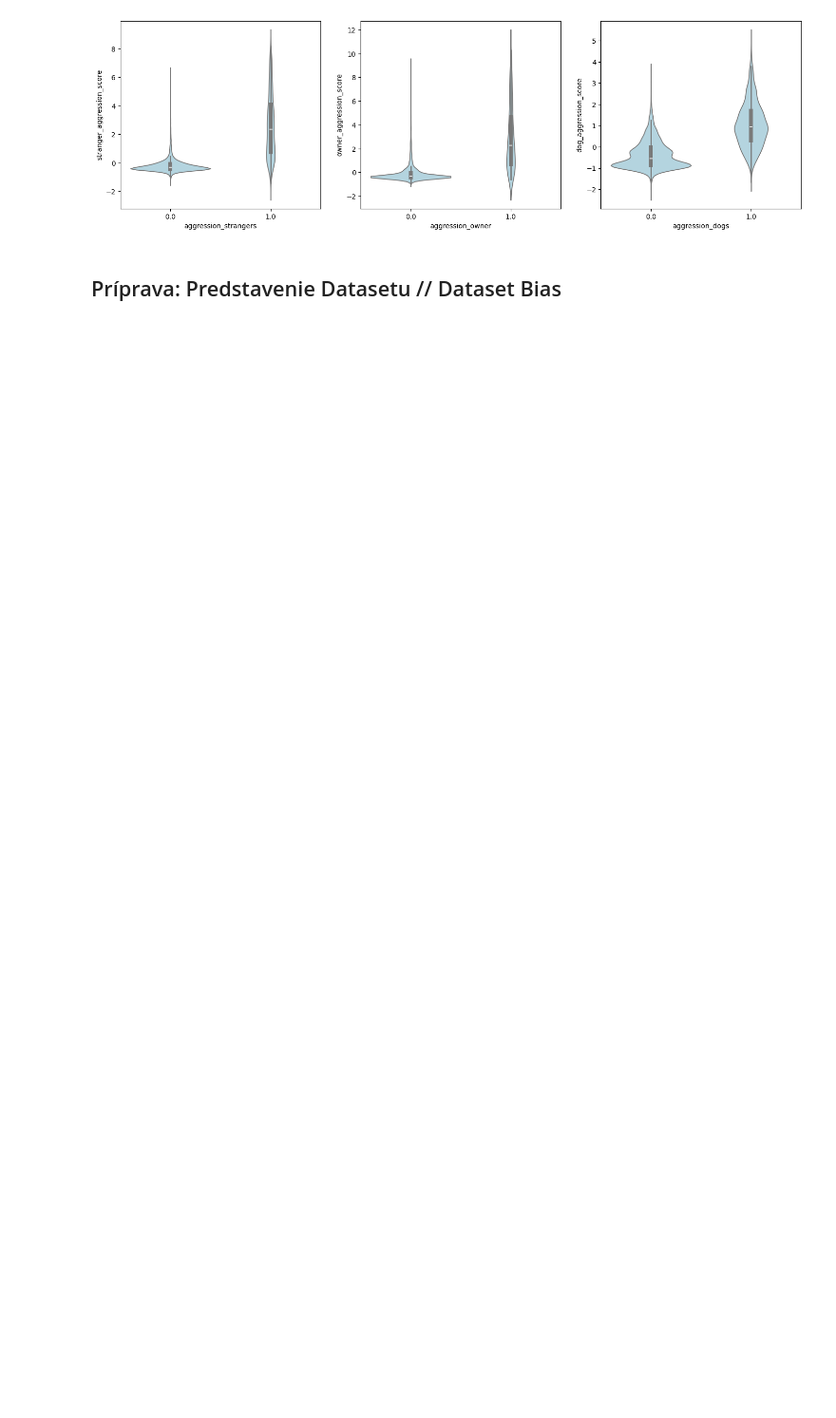
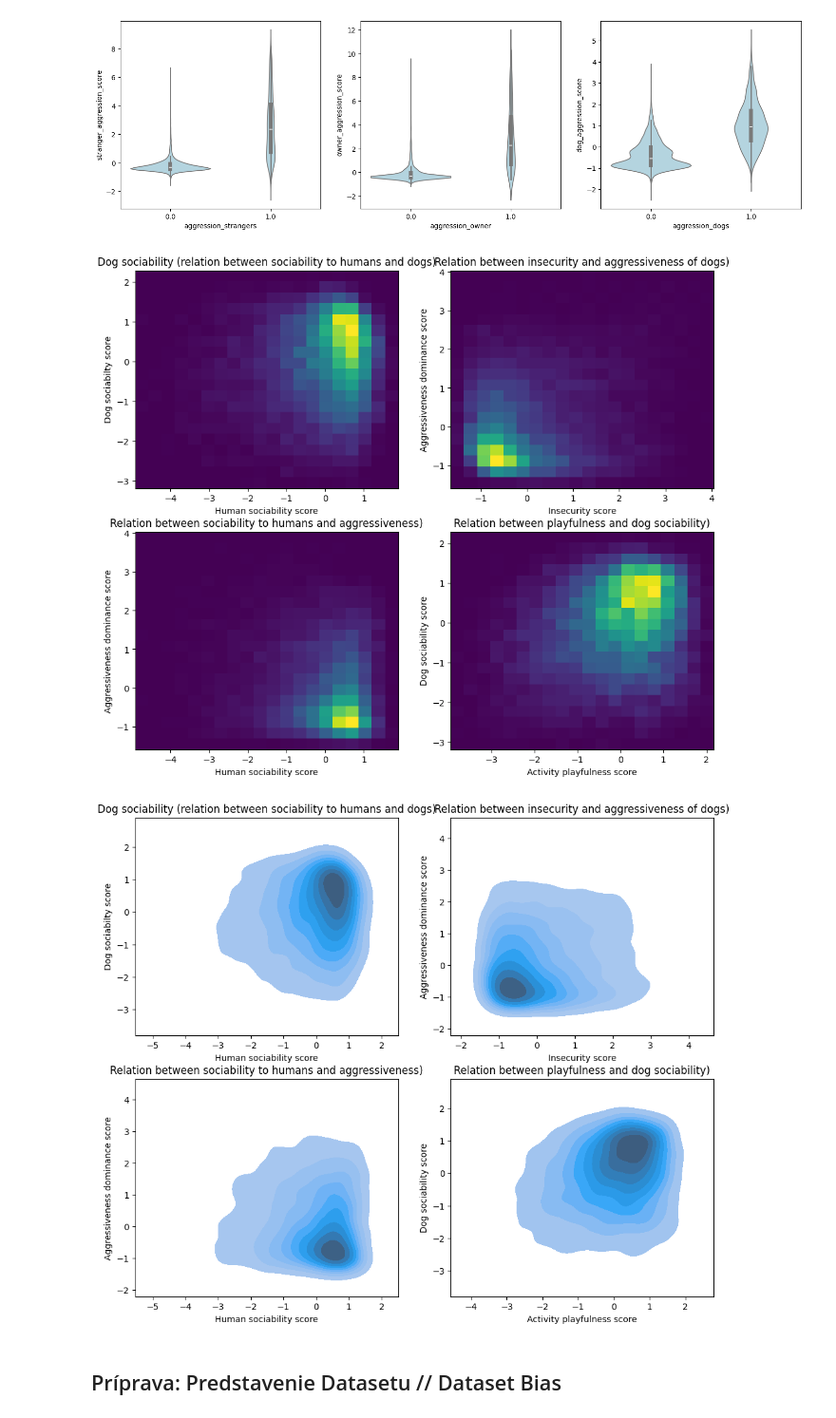
Before and after one commit to Retr-1/AnalyzaPsy, a Jupyter notebook: version.0.1.ipynb, the cells around one changed output. Shown at 95% size. Cells and saved outputs as stored; diff of their text form; code cells hidden in the pictures; blank space fills up the shorter version.

```diff
--- a/version.0.1.ipynb
+++ b/version.0.1.ipynb
@@ -180,6 +180,56 @@ sns.violinplot(data = main_data, x = "aggression_dogs", y = "dog_aggression_scor
 [figure]
 [figure]
 [figure]
+# %%
+figure, axes = plt.subplots(2, 2, figsize = (12, 10))
+
+axes[0][0].hist2d(main_data["human_sociability_score"].dropna(), main_data["dog_sociability_score"].dropna(), bins = 20)
+axes[0][0].set_title("Dog sociability (relation between sociability to humans and dogs)")
+axes[0][0].set_xlabel("Human sociability score")
+axes[0][0].set_ylabel("Dog sociabilty score")
+
+axes[0][1].hist2d(main_data["insecurity_score"].dropna(), main_data["aggressiveness_dominance_score"].dropna(), bins = 20)
+axes[0][1].set_title("Relation between insecurity and aggressiveness of dogs)")
+axes[0][1].set_xlabel("Insecurity score")
+axes[0][1].set_ylabel("Aggressiveness dominance score")
+
+axes[1][0].hist2d(main_data["human_sociability_score"].dropna(), main_data["aggressiveness_dominance_score"].dropna(), bins = 20)
+axes[1][0].set_title("Relation between sociability to humans and aggressiveness)")
+axes[1][0].set_xlabel("Human sociability score")
+axes[1][0].set_ylabel("Aggressiveness dominance score")
+
+axes[1][1].hist2d(main_data["activity_playfulness_score"].dropna(), main_data["dog_sociability_score"].dropna(), bins = 20)
+axes[1][1].set_title("Relation between playfulness and dog sociability)")
+axes[1][1].set_xlabel("Activity playfulness score")
+axes[1][1].set_ylabel("Dog sociability score")
+
+
+
+
+figure2, axes2 = plt.subplots(2,2, figsize = (12, 10))
+sns.kdeplot(x = main_data["human_sociability_score"].dropna(), y = main_data["dog_sociability_score"].dropna(), ax = axes2[0][0], fill = True)
+axes2[0][0].set_title("Dog sociability (relation between sociability to humans and dogs)")
+axes2[0][0].set_xlabel("Human sociability score")
+axes2[0][0].set_ylabel("Dog sociabilty score")
+
+sns.kdeplot(x = main_data["insecurity_score"].dropna(), y = main_data["aggressiveness_dominance_score"].dropna(), ax = axes2[0][1], fill = True)
+axes2[0][1].set_title("Relation between insecurity and aggressiveness of dogs)")
+axes2[0][1].set_xlabel("Insecurity score")
+axes2[0][1].set_ylabel("Aggressiveness dominance score")
+
+sns.kdeplot(x = main_data["human_sociability_score"].dropna(), y = main_data["aggressiveness_dominance_score"].dropna(), ax = axes2[1][0], fill = True)
+axes2[1][0].set_title("Relation between sociability to humans and aggressiveness)")
+axes2[1][0].set_xlabel("Human sociability score")
+axes2[1][0].set_ylabel("Aggressiveness dominance score")
+
+sns.kdeplot(x = main_data["activity_playfulness_score"].dropna(), y = main_data["dog_sociability_score"].dropna(), ax = axes2[1][1], fill = True)
+axes2[1][1].set_title("Relation between playfulness and dog sociability)")
+axes2[1][1].set_xlabel("Activity playfulness score")
+axes2[1][1].set_ylabel("Dog sociability score")
+plt.show()
+# %% [output]
+[figure, added]
+[figure, added]
 # %% [markdown]
 Príprava: Predstavenie Datasetu // Dataset Bias
 ---
```
Also changed, not shown: 1 other file.
